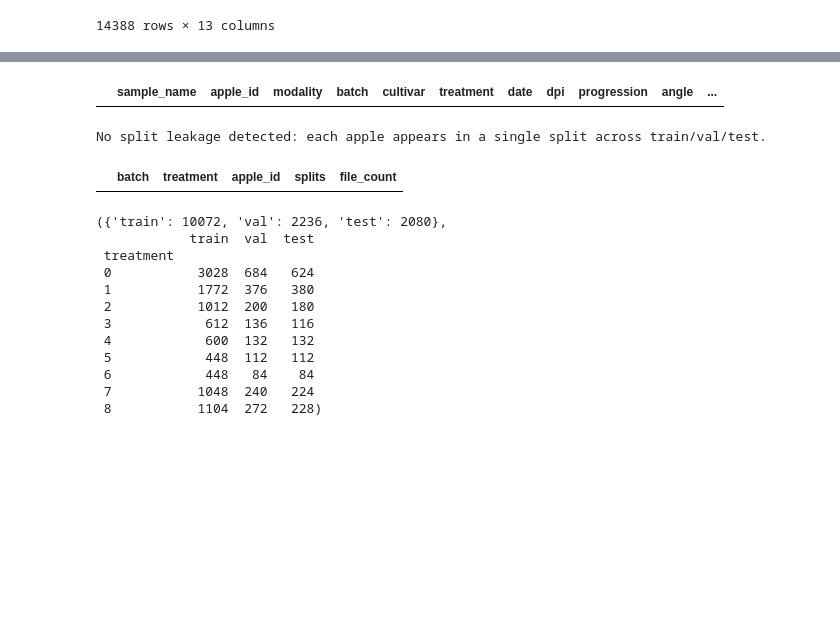
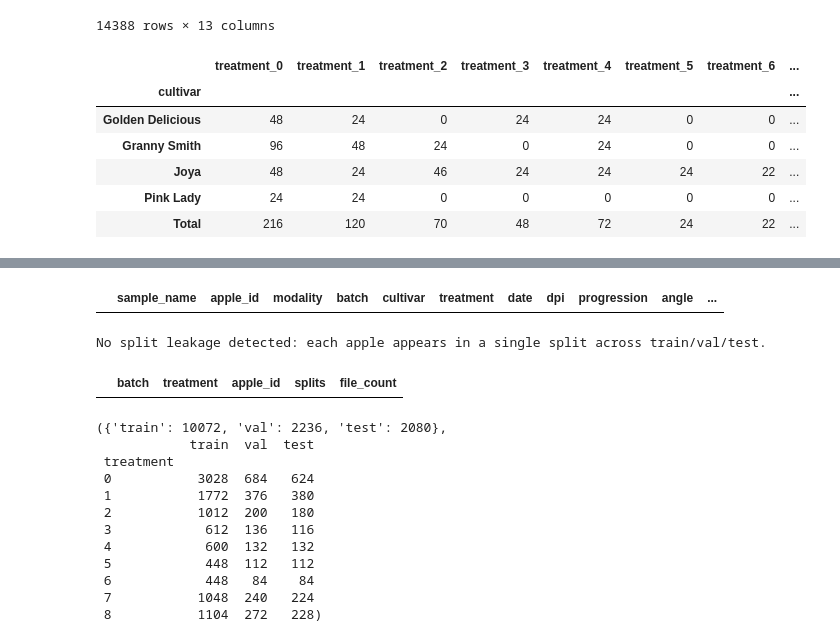
Before and after one commit to Hanifemam/hippa-rgb, a Jupyter notebook: src/data/eda.ipynb, the cells around one changed output, grey strips where cells are left out. Cells and saved outputs as stored; diff of their text form; code cells hidden in the pictures; blank space fills up the shorter version.

```diff
--- a/src/data/eda.ipynb
+++ b/src/data/eda.ipynb
@@ -179,0 +182,78 @@ df_splitted
+# %%
+import pandas as pd
+from pathlib import Path
+
+def summarize_apples_by_cultivar_treatment(
+    csv_path: str | Path,
+    out_csv_path: str | Path,
+    cultivar_col: str = "cultivar",
+    treatment_col: str = "treatment",
+    apple_id_col: str = "apple_id",
+    batch_col: str = "batch",
+) -> pd.DataFrame:
+    """
+    Build a table with rows=cultivar, columns=treatment_1, treatment_2, ...
+    Each cell = number of unique apples for that (cultivar, treatment).
+    Includes row sums and column sums (Total).
+    Saves the result to out_csv_path and returns the DataFrame.
+    """
+    csv_path = Path(csv_path)
+    out_csv_path = Path(out_csv_path)
+
+    df = pd.read_csv(csv_path)
+
+    needed = {cultivar_col, treatment_col, apple_id_col}
+    missing = needed - set(df.columns)
+    if missing:
+        raise ValueError(f"Missing required columns in CSV: {missing}")
+
+    # robust unique apple id (handles repeated apple_id across batches)
+    if batch_col in df.columns:
+        df["_apple_uid"] = df[batch_col].astype(str) + "_" + df[apple_id_col].astype(str)
+    else:
+        df["_apple_uid"] = df[apple_id_col].astype(str)
+
+    # pivot = counts of unique apples per (cultivar x treatment), plus totals
+    table = pd.pivot_table(
+        df,
+        index=cultivar_col,
+        columns=treatment_col,
+        values="_apple_uid",
+        aggfunc=pd.Series.nunique,
+        fill_value=0,
+        margins=True,
+        margins_name="Total",
+    ).astype(int)
+
+    # rename treatment columns to treatment_#
+    def _col_name(c):
+        if c == "Total":
+            return "Total"
+        try:
+            return f"treatment_{int(c)}"
+        except Exception:
+            return f"treatment_{c}"
+
+    table.columns = [_col_name(c) for c in table.columns]
+    table.index.name = "cultivar"
+
+    out_csv_path.parent.mkdir(parents=True, exist_ok=True)
+    table.to_csv(out_csv_path)
+
+    return table
+
+
+# Example usage:
+result_df = summarize_apples_by_cultivar_treatment(
+    "/home/hemamgholizadeh/hippa-rgb/data/data.csv",
+    "/home/hemamgholizadeh/hippa-rgb/data/summary_data_unique_apple.csv"
+)
+result_df
+# %% [output]
+|  | treatment_0 | treatment_1 | treatment_2 | treatment_3 | treatment_4 | treatment_5 | treatment_6 | ... |
+| cultivar |  |  |  |  |  |  |  | ... |
+| Golden Delicious | 48 | 24 | 0 | 24 | 24 | 0 | 0 | ... |
+| Granny Smith | 96 | 48 | 24 | 0 | 24 | 0 | 0 | ... |
+| Joya | 48 | 24 | 46 | 24 | 24 | 24 | 22 | ... |
+| Pink Lady | 24 | 24 | 0 | 0 | 0 | 0 | 0 | ... |
+| Total | 216 | 120 | 70 | 48 | 72 | 24 | 22 | ... |
```
Also changed, not shown: parts of 6 cells of this notebook, 3 other files.
